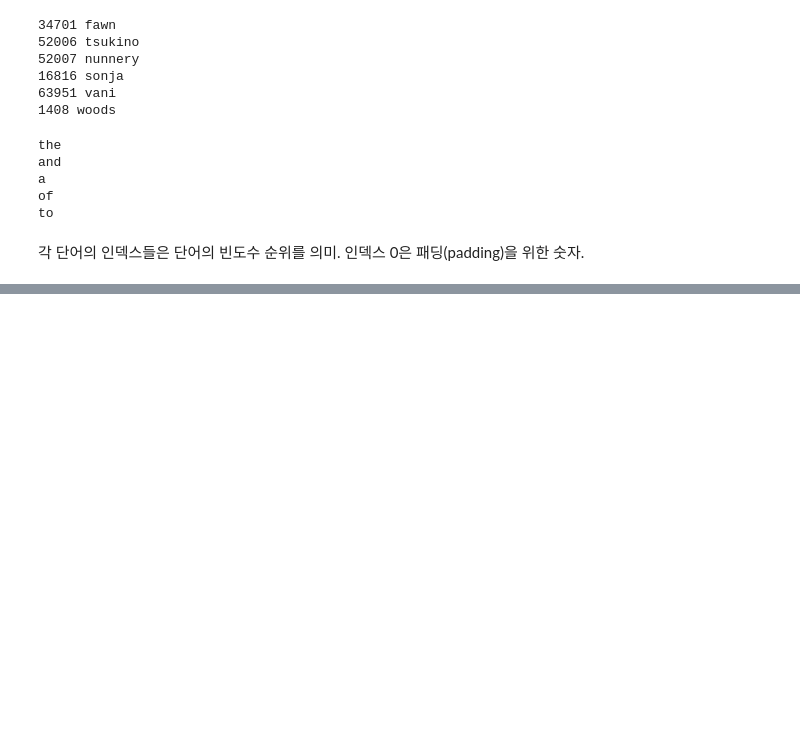
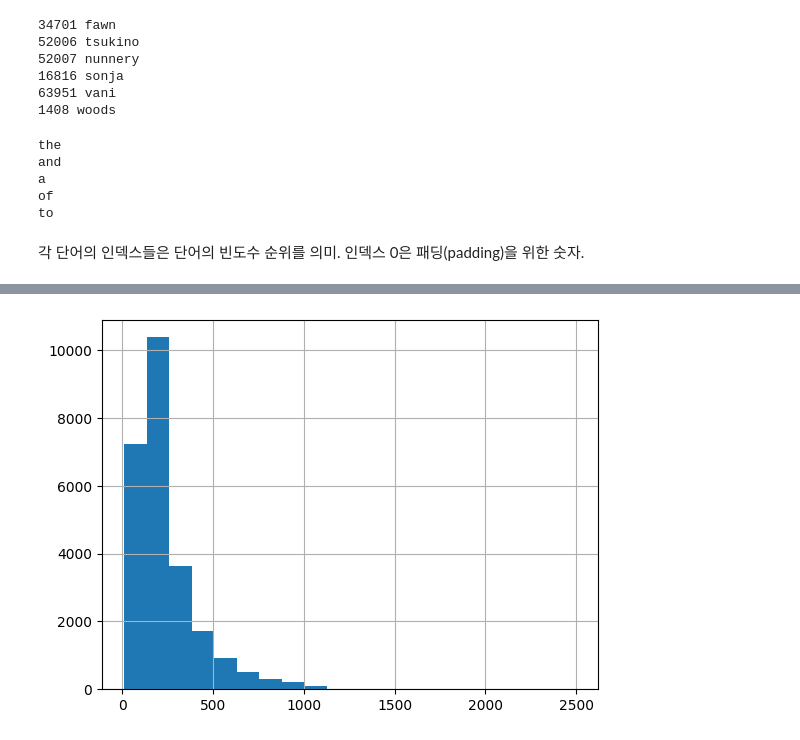
Before and after one commit to JakeOh/202505_BD50, a Jupyter notebook: lab_da/ml20_rnn.ipynb, the cells around one changed output, grey strips where cells are left out. Saved outputs shown, nothing was run; the diff lists cells and outputs as text; code cells hidden in the pictures; blank space fills up the shorter version.

Commit message:
imdb 영화 리뷰 훈련 셋 탐색

```diff
--- a/lab_da/ml20_rnn.ipynb
+++ b/lab_da/ml20_rnn.ipynb
@@ -23,8 +23,8 @@ from sklearn.model_selection import train_test_split
 *   샘플마다 토큰(단어)의 개수가 다름 - 샘플마다 특성(feature)의 개수가 다름. --> 전처리
 # %%
 (x_train_full, y_train_full), (x_test, y_test) = \
-        keras.datasets.imdb.load_data(num_words=1_000)
-# num_words: 가장 자주 등장하는 단어 n개를 어휘 사전으로 사용함.
+        keras.datasets.imdb.load_data(num_words=200)
+# num_words: 가장 자주 등장하는 단어 200개를 어휘 사전으로 사용함.
 # %%
 x_train_full.shape
 # %% [output]
@@ -166,0 +182,2 @@ decode_review(x_train_full[1])
+# %%
+review_lengths = pd.Series([len(x) for x in x_train_full])
@@ -166,0 +197,5 @@ decode_review(x_train_full[1])
+# %%
+review_lengths.hist(bins=20)  # 히스토그램
+plt.show()
+# %% [output]
+[figure, added]
```
Also changed, not shown: parts of 15 cells of this notebook.
